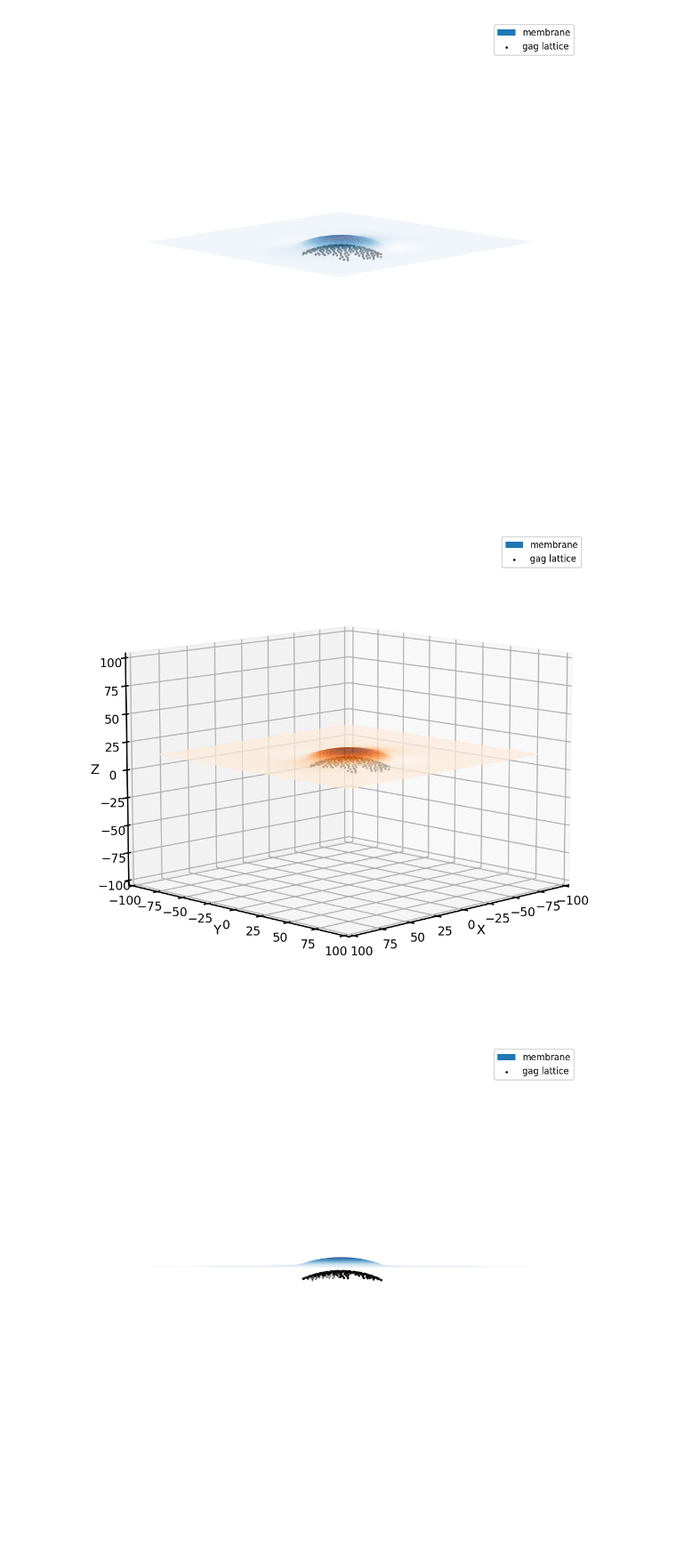
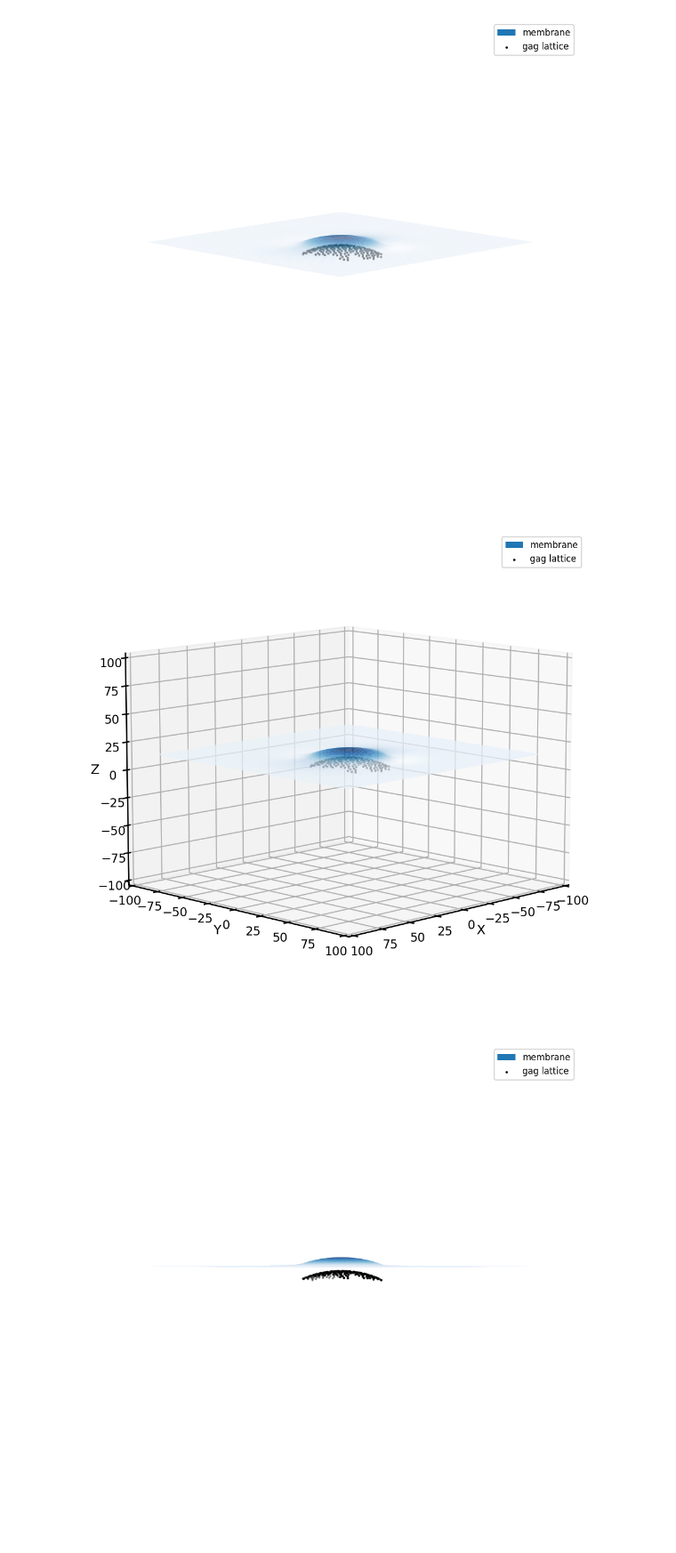
Before and after one commit to yingyue0414/results, a Jupyter notebook: splinePtM14G10/plotvertex.py.ipynb, the cells around one changed output. Shown at 89% size. Drawn from its saved outputs; the diff is of its cells as text; code cells hidden in the pictures.

Commit message:
Add plotting

```diff
--- a/splinePtM14G10/plotvertex.py.ipynb
+++ b/splinePtM14G10/plotvertex.py.ipynb
@@ -14,8 +14,11 @@ from matplotlib.ticker import LinearLocator
 import numpy as np
 import seaborn as sns
 sns.set_context("talk")
+# %%
+infile = "vertex999.csv"
+outfile = "213"
 # %%
-vertices = pd.read_csv("vertex999.csv", header = None)
+vertices = pd.read_csv(infile, header = None)
 vertices.columns = ["x","y","z"]
 vertices
 # %% [output]
@@ -104,35 +107,35 @@ plt.savefig("213gags_membrane_10deg_uniform_scale.png", dpi = 300)
 # %%
 fig = plt.figure(figsize=(24, 12))
 ax = plt.axes(projection='3d')
 
 
 #ax.scatter3D(vertices["x"], vertices["y"], vertices["z"], c = vertices["z"], s = 16.0);
 
 #fig, ax = plt.subplots(subplot_kw={"projection": "3d"})
 
 # Plot the surface.
 #surf_gags = ax.plot_trisurf(gags["x"], gags["y"], gags["z"], cmap="Oranges")
 surf_vertices = ax.plot_trisurf(vertices["x"], vertices["y"], vertices["z"], \
-                                cmap="Oranges", alpha = 0.95, label = "membrane")
+                                cmap="Blues", alpha = 0.95, label = "membrane")
 # https://stackoverflow.com/questions/54994600/pyplot-legend-poly3dcollection-object-has-no-attribute-edgecolors2d
 surf_vertices._facecolors2d=surf_vertices._facecolors
 surf_vertices._edgecolors2d=surf_vertices._edgecolors
 
 scatter_gags = ax.scatter(gags["x"], gags["y"], gags["z"], s = 3, c = "#000000", label = "gag lattice")
 ax.set_xlabel('X')
 ax.set_ylabel('Y')
 ax.set_zlabel('Z')
 
 ax.set_xlim3d(-100.0, 100.0)
 ax.set_ylim3d(-100.0, 100.0)
 ax.set_zlim3d(-100.0, 100.0)
 #ax.set_axis_off()
 ax.legend(prop={'size': 12})
 ax.view_init(elev = 10, azim = 45)
 
-plt.savefig("213gags_membrane_10deg_uniform_scale_with_axis.png", dpi = 300)
+plt.savefig(outfile + "gags_membrane_10deg_uniform_scale_with_axis.png", dpi = 300)
 # %% [output]
-[figure, old version]
+[figure, new version]
 # %%
 fig = plt.figure(figsize=(24, 12))
 ax = plt.axes(projection='3d')
```
Also changed, not shown: parts of 10 cells of this notebook.
